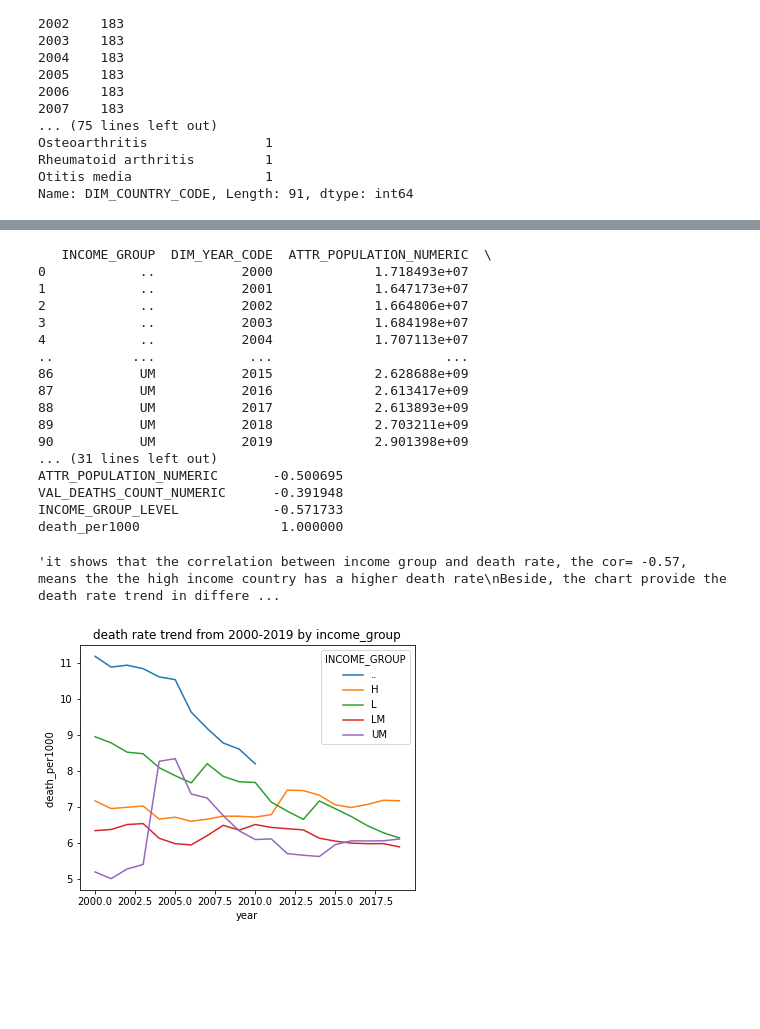
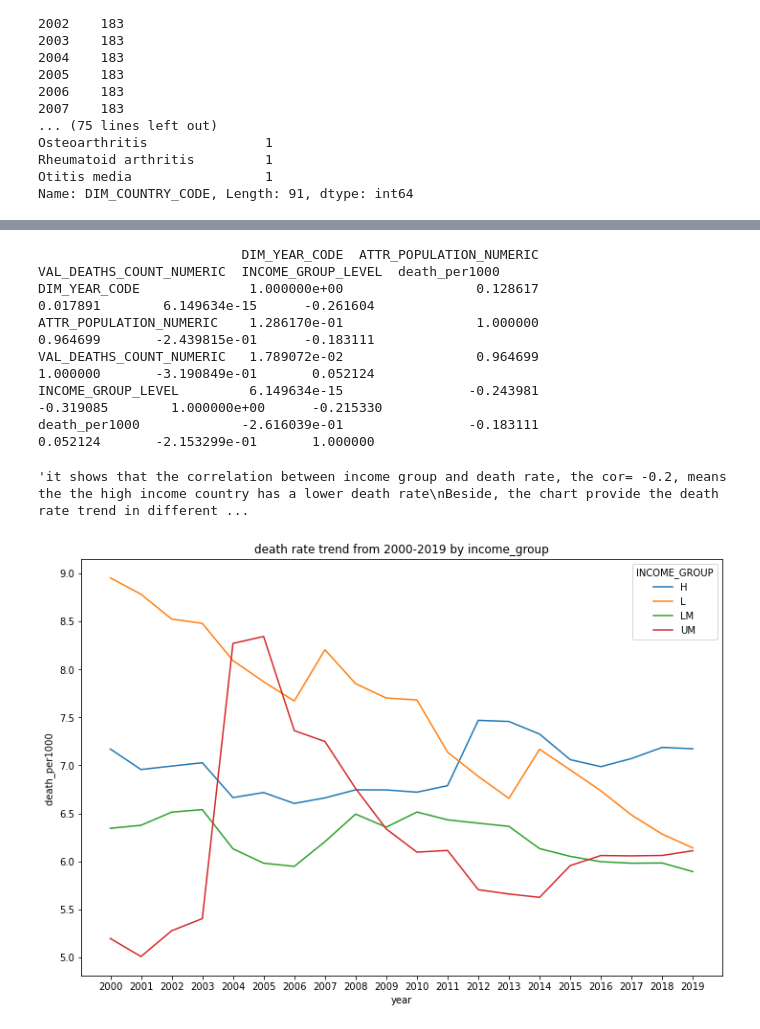
Before and after one commit to ABELAAAZ/2022Spring_Finals, a Jupyter notebook: IS597 final project.ipynb, the cells around one changed output, grey strips where cells are left out. Cells and saved outputs as stored; diff of their text form; code cells hidden in the pictures; blank space fills up the shorter version.

```diff
--- a/IS597 final project.ipynb
+++ b/IS597 final project.ipynb
@@ -99,7 +96,7 @@ def ratetrend_incomegroup(dataset):#done
     causebyincome=dataset.sort_values(['VAL_DEATHS_COUNT_NUMERIC'],ascending=False).groupby(['INCOME_GROUP','DIM_YEAR_CODE','DIM_COUNTRY_CODE'],as_index=False)[['ATTR_POPULATION_NUMERIC','VAL_DEATHS_COUNT_NUMERIC','INCOME_GROUP_LEVEL']].agg({'ATTR_POPULATION_NUMERIC':np.max,'VAL_DEATHS_COUNT_NUMERIC': np.sum,'INCOME_GROUP_LEVEL':np.max})
     causebyincome=causebyincome.groupby(['INCOME_GROUP','DIM_YEAR_CODE'],as_index=False)[['ATTR_POPULATION_NUMERIC','VAL_DEATHS_COUNT_NUMERIC','INCOME_GROUP_LEVEL']].agg({'ATTR_POPULATION_NUMERIC':np.sum, 'VAL_DEATHS_COUNT_NUMERIC': np.sum,'INCOME_GROUP_LEVEL':np.max})
     causebyincome['death_per1000']=causebyincome['VAL_DEATHS_COUNT_NUMERIC']/causebyincome['ATTR_POPULATION_NUMERIC']*1000
-
+    causebyincome=causebyincome[causebyincome['INCOME_GROUP']!='..']
     return causebyincome
 # %%
 def Topdeathtype_incomegroup_year(dataset,  year):   #done
@@ -189,35 +218,25 @@ world_mortality_trend(all_data)
 # %%
 d=ratetrend_incomegroup(all_data)
-print(d)
 print(d.corr())
+
 plotdata=d.pivot(index='DIM_YEAR_CODE', columns='INCOME_GROUP', values='death_per1000')
 plotdata.plot(kind='line', xlabel='year',ylabel='death_per1000 ',
                  title='death rate trend from 2000-2019 by income_group',
-                 figsize=(6, 4.5),legend=True)
+                 figsize=(12, 8),legend=True,xticks=(range(2000,2020,1)))
 
-'''it shows that the correlation between income group and death rate, the cor= -0.57, means the the high income country has a higher death rate
+
+'''it shows that the correlation between income group and death rate, the cor= -0.2, means the the high income country has a lower death rate
 Beside, the chart provide the death rate trend in different income group
 two interesting trend that we can discuss later:
 1.upper middle group has a peak around 2005, what happened?
 2.there is a clear declined trend of LOW income country, what led to this trend?
 '''
 # %% [output]
-   INCOME_GROUP  DIM_YEAR_CODE  ATTR_POPULATION_NUMERIC  \
-0            ..           2000             1.718493e+07
-1            ..           2001             1.647173e+07
-2            ..           2002             1.664806e+07
-3            ..           2003             1.684198e+07
-4            ..           2004             1.707113e+07
-..          ...            ...                      ...
-86           UM           2015             2.628688e+09
-87           UM           2016             2.613417e+09
-88           UM           2017             2.613893e+09
-89           UM           2018             2.703211e+09
-90           UM           2019             2.901398e+09
-... (31 lines left out)
-ATTR_POPULATION_NUMERIC       -0.500695
-VAL_DEATHS_COUNT_NUMERIC      -0.391948
-INCOME_GROUP_LEVEL            -0.571733
-death_per1000                  1.000000
+                          DIM_YEAR_CODE  ATTR_POPULATION_NUMERIC  VAL_DEATHS_COUNT_NUMERIC  INCOME_GROUP_LEVEL  death_per1000
+DIM_YEAR_CODE              1.000000e+00                 0.128617                  0.017891        6.149634e-15      -0.261604
+ATTR_POPULATION_NUMERIC    1.286170e-01                 1.000000                  0.964699       -2.439815e-01      -0.183111
+VAL_DEATHS_COUNT_NUMERIC   1.789072e-02                 0.964699                  1.000000       -3.190849e-01       0.052124
+INCOME_GROUP_LEVEL         6.149634e-15                -0.243981                 -0.319085        1.000000e+00      -0.215330
+death_per1000             -2.616039e-01                -0.183111                  0.052124       -2.153299e-01       1.000000
-'it shows that the correlation between income group and death rate, the cor= -0.57, means the the high income country has a higher death rate\nBeside, the chart provide the death rate trend in differe ...
+'it shows that the correlation between income group and death rate, the cor= -0.2, means the the high income country has a lower death rate\nBeside, the chart provide the death rate trend in different ...
-[figure, old version]
+[figure, new version]
```
Also changed, not shown: parts of 19 cells of this notebook.
